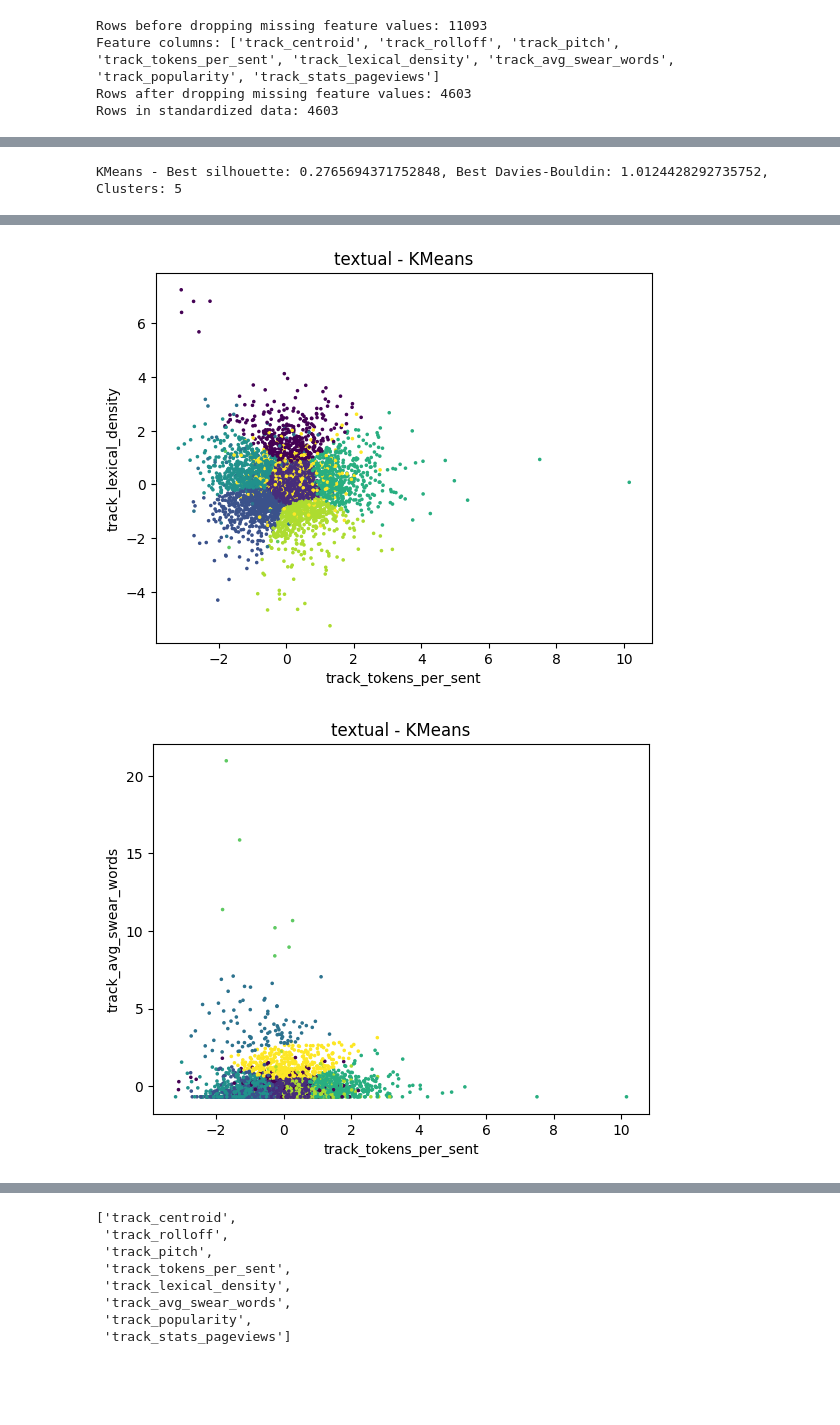
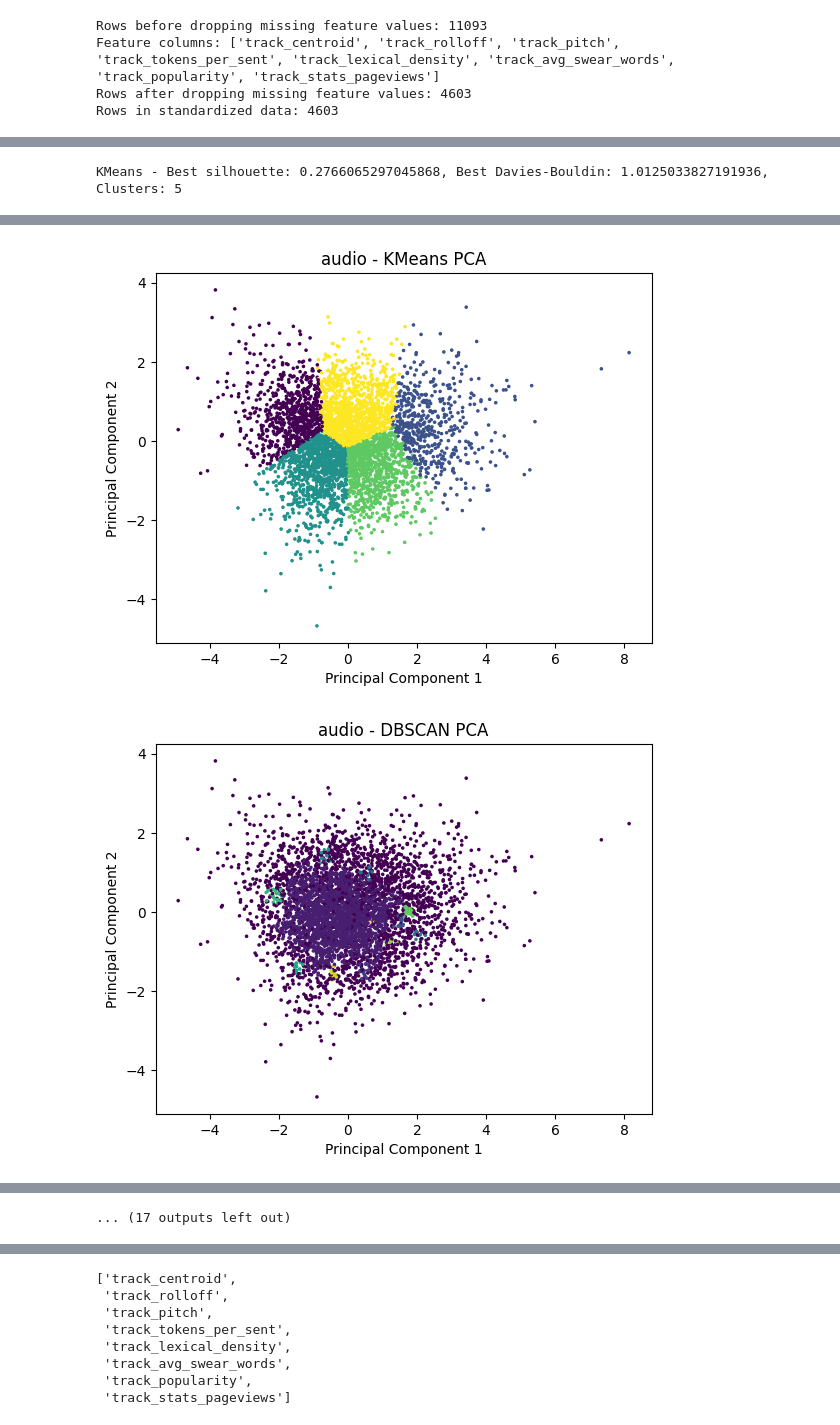
Before and after one commit to Ludovico1104/Progetto-I2ML, a Jupyter notebook: progetto.ipynb, the cells around one changed output, grey strips where cells are left out. Saved outputs shown, nothing was run; the diff lists cells and outputs as text; code cells hidden in the pictures; blank space fills up the shorter version.

```diff
--- a/progetto.ipynb
+++ b/progetto.ipynb
@@ -605,7 +605,7 @@ def clusters_kmeans(cluster_data, clusterMIN = 2, clusterMAX = 10, plot = False)
 
         current_silhouette = metrics.silhouette_score(cluster_data, kmeans.labels_) - metrics.davies_bouldin_score(cluster_data, kmeans.labels_)
 
-        if current_silhouette > best_silhouette_kmeans and n_clusters > 2:
+        if current_silhouette > best_silhouette_kmeans and n_clusters > 1:
             best_silhouette_kmeans = current_silhouette
             best_labels_kmeans = kmeans.labels_
             best_n_clusters_kmeans = n_clusters
@@ -708,6 +721,9 @@ for category, cols in category_list.items():
 
     plot_clusters(category_list=cols, dataset=standardized, fit_labels=best_labels_dbscan, label=f"{category} - DBSCAN")
     print(f"DBSCAN - Best silhouette: {best_silhouette_dbscan}, Best Davies-Bouldin: {best_dbs_dbscan}, Clusters: {best_n_clusters_dbscan}, Eps: {best_eps}")
+
+    pca_plot(dataset=standardized, category_list=cols, fit_labels=best_labels_kmeans, plot_label=f"{category} - KMeans PCA")
+    pca_plot(dataset=standardized, category_list=cols, fit_labels=best_labels_dbscan, plot_label=f"{category} - DBSCAN PCA")
 # %% [output]
 Clustering category: audio
 Cluster data shape: (4603, 3)
@@ -732,4 +748,4 @@ Best DBSCAN silhouette: -2.350239807011163 with 13 clusters and eps: 0.2
-KMeans - Best silhouette: 0.2765694371752848, Best Davies-Bouldin: 1.0124428292735752, Clusters: 5
+KMeans - Best silhouette: 0.2766065297045868, Best Davies-Bouldin: 1.0125033827191936, Clusters: 5
 [figure]
 [figure]
 [figure]
@@ -753,2 +753,2 @@ Best DBSCAN silhouette: -0.6059101037369546 with 2 clusters and eps: 0.999999999
-[figure, old version]
+[figure, new version]
-[figure, old version]
+[figure, new version]
@@ -756,0 +772 @@ Best DBSCAN silhouette: -0.6059101037369546 with 2 clusters and eps: 0.999999999
+... (17 outputs left out)
```
Also changed, not shown: parts of 5 cells of this notebook.
